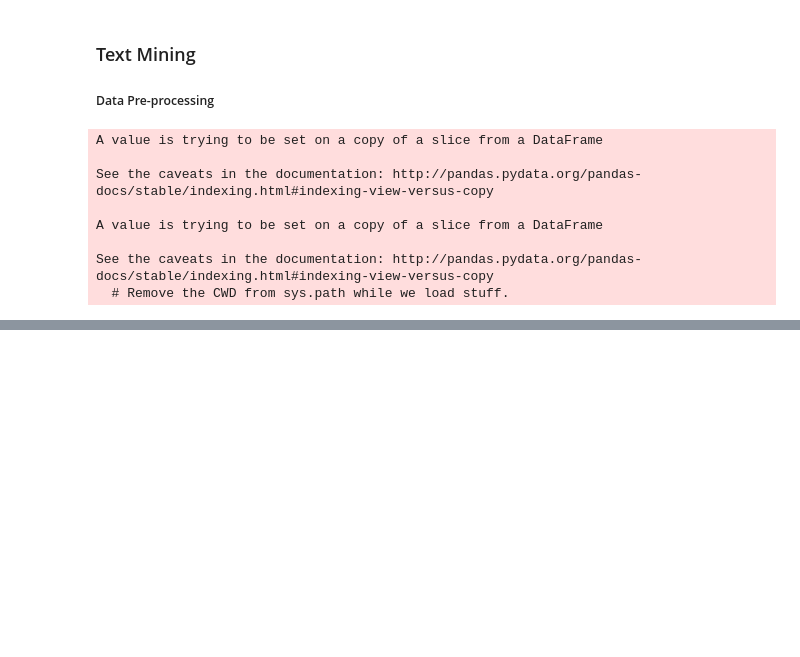
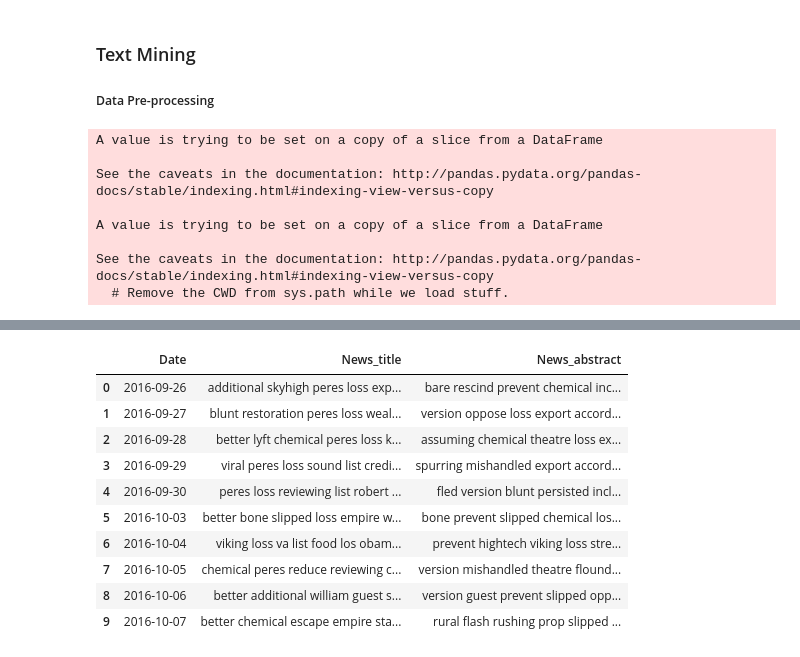
Before and after one commit to Rocket-101/RocketProject, a Jupyter notebook: NLP.ipynb, the cells around one changed output, grey strips where cells are left out. Cells and saved outputs as stored; diff of their text form; code cells hidden in the pictures; blank space fills up the shorter version.

```diff
--- a/NLP.ipynb
+++ b/NLP.ipynb
@@ -192,0 +244,9 @@ news_df.to_csv("newscleaned1.csv", header = True)
+# %%
+# For News Abstract
+word_vectorizer_abs = CountVectorizer(analyzer='word', stop_words='english', min_df=5)
+Smatrix_abs = word_vectorizer_abs.fit_transform(news_df['News_abstract'])
+frequencies_abs = sum(Smatrix_abs).toarray()[0]
+freq_names_abs = word_vectorizer_abs.get_feature_names()
+print(freq_names_abs[:100])
+freq = pd.DataFrame(frequencies_abs, index = freq_names_abs, columns=['frequency'])
+freq
@@ -192,0 +275,14 @@ news_df.to_csv("newscleaned1.csv", header = True)
+# %%
+high_freq_word_news = set(freq_names)
+high_freq_word_abs = set(freq_names_abs)
+# %%
+def delet_low_fre(df, high_freq_word_news, high_freq_word_abs):
+    for index, day_news in  enumerate(df['News_title']):
+        news_df['News_title'][index] = " ".join( set(day_news.split()) - (set(day_news.split()) - high_freq_word_news))
+
+    for index, day_abs in  enumerate (df['News_abstract']):
+        news_df['News_abstract'][index] = " ".join( set(day_abs.split()) - (set(day_abs.split()) - high_freq_word_abs))
+
+    return news_df
+# %%
+news_df = delet_low_fre(news_df, high_freq_word_news, high_freq_word_abs)
@@ -192,0 +297,15 @@ news_df.to_csv("newscleaned1.csv", header = True)
+# %%
+news_df = news_df.drop(['Unnamed: 0', 'Unnamed: 0.1'], axis=1)
+news_df.head(10)
+# %% [output]
+|  | Date | News_title | News_abstract |
+| 0 | 2016-09-26 | additional skyhigh peres loss exp... | bare rescind prevent chemical inc... |
+| 1 | 2016-09-27 | blunt restoration peres loss weal... | version oppose loss export accord... |
+| 2 | 2016-09-28 | better lyft chemical peres loss k... | assuming chemical theatre loss ex... |
+| 3 | 2016-09-29 | viral peres loss sound list credi... | spurring mishandled export accord... |
+| 4 | 2016-09-30 | peres loss reviewing list robert ... | fled version blunt persisted incl... |
+| 5 | 2016-10-03 | better bone slipped loss empire w... | bone prevent slipped chemical los... |
+| 6 | 2016-10-04 | viking loss va list food los obam... | prevent hightech viking loss stre... |
+| 7 | 2016-10-05 | chemical peres reduce reviewing c... | version mishandled theatre flound... |
+| 8 | 2016-10-06 | better additional william guest s... | version guest prevent slipped opp... |
+| 9 | 2016-10-07 | better chemical escape empire sta... | rural flash rushing prop slipped ... |
```
Also changed, not shown: parts of 17 cells of this notebook, 2 other files.
